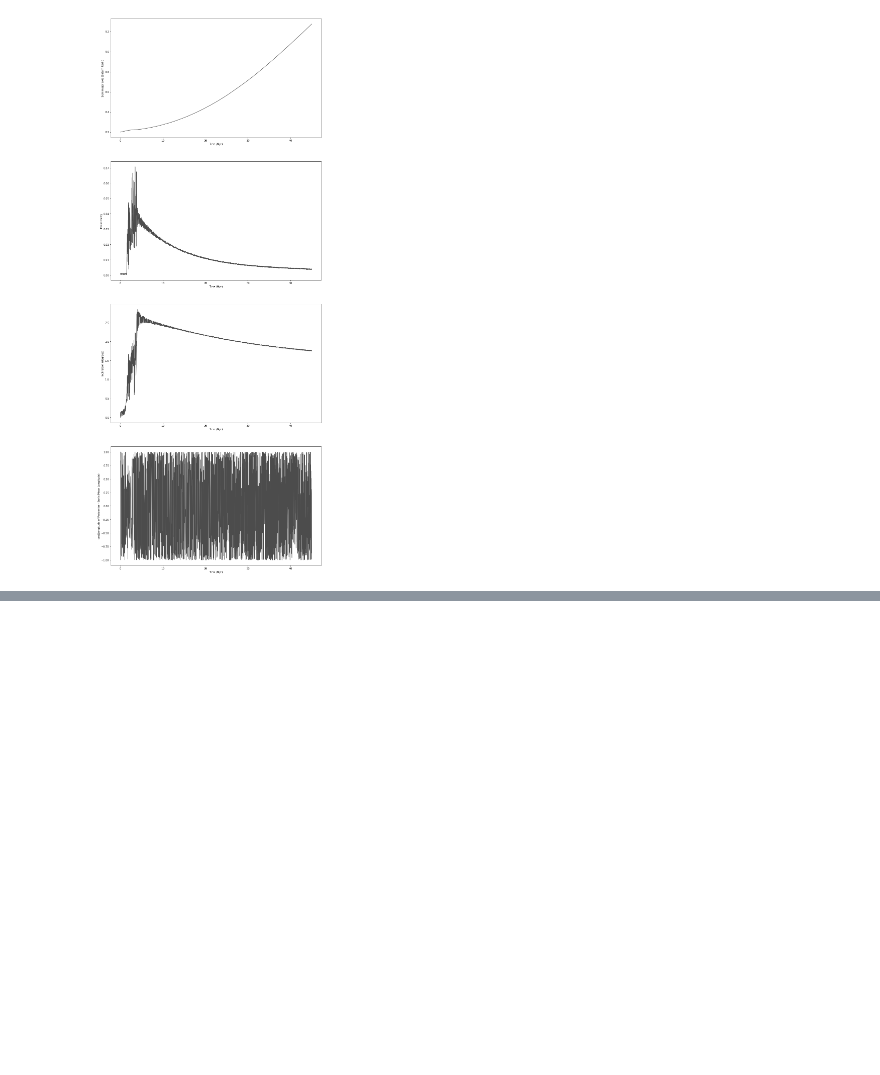
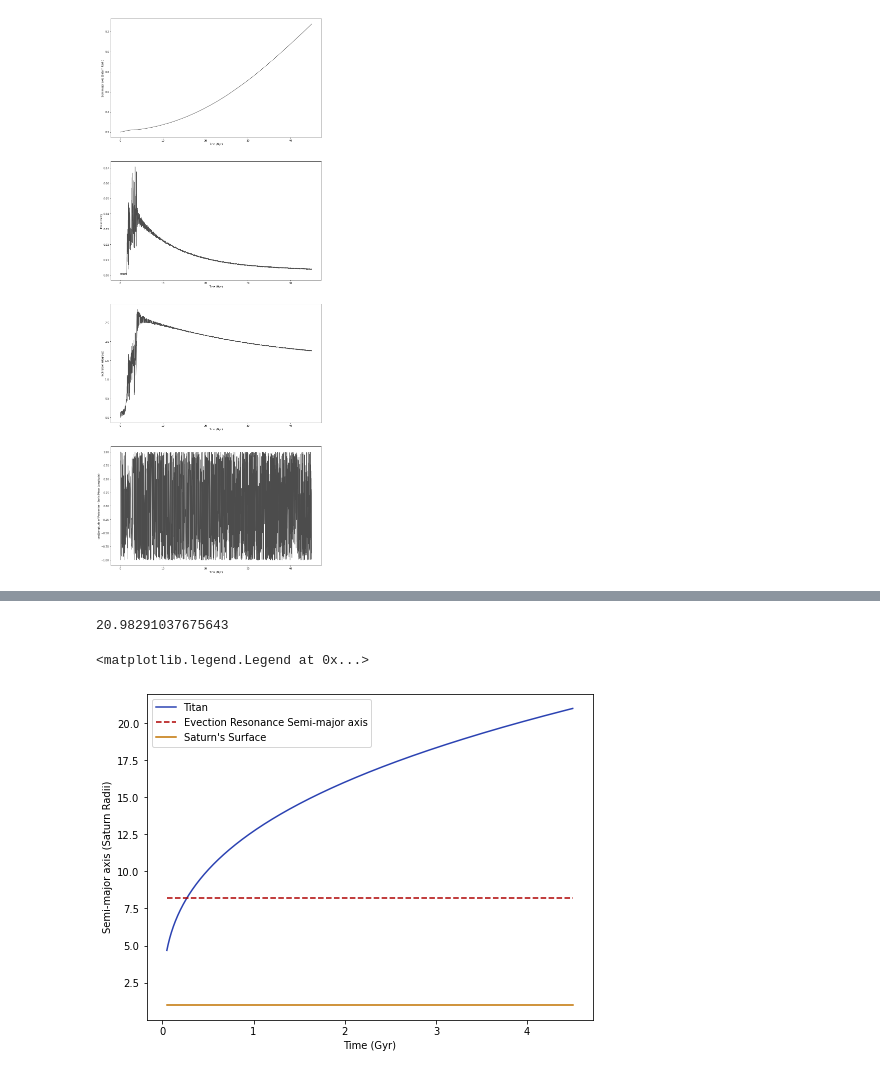
Before and after one commit to hdayuan/F21_JP_Titan-Sims, a Jupyter notebook: plot-titan.ipynb, the cells around one changed output, grey strips where cells are left out. Saved outputs shown, nothing was run; the diff lists cells and outputs as text; code cells hidden in the pictures; blank space fills up the shorter version.

```diff
--- a/plot-titan.ipynb
+++ b/plot-titan.ipynb
@@ -281,0 +351,39 @@ print(i_deg)
+# %%
+import matplotlib.pyplot as plt
+import numpy as np
+
+# Plot of Titan's migration according to Lainey et al. 2020
+AU_TO_M = 1.496e+11 # meters in one AU
+a0 = 0.008167696467 / (58232503./AU_TO_M)# current semi-major axis of Titan in Saturn radii
+print(a0)
+t0 = 4.503 # current age of Saturn (Gyr)
+B = 1./3.
+
+time_buff = 0.05
+
+numPts = 1000
+DT = (t0-time_buff)/numPts
+t_arr = [0]*numPts
+a_arr = [0]*numPts
+Rs_arr = [1]*numPts
+Rres_arr = [8.215]*numPts
+
+for i in range(numPts):
+    t = i*DT + time_buff
+    t_arr[i] = t
+    a_arr[i] = a0*(t/t0)**B
+
+fig4, axes4 = plt.subplots(1)
+
+fig4.set_size_inches(8, 6)
+
+axes4.plot(t_arr,a_arr,color='#2b42b2',label="Titan")
+axes4.plot(t_arr,Rres_arr,color='#ae0000',linestyle='dashed',label="Evection Resonance Semi-major axis")
+axes4.plot(t_arr,Rs_arr,color='#c17200',label="Saturn's Surface")
+axes4.set_xlabel('Time (Gyr)')
+axes4.set_ylabel('Semi-major axis (Saturn Radii)')
+axes4.legend(loc='best', ncol=1)
+# %% [output]
+20.98291037675643
+<matplotlib.legend.Legend at 0x...>
+[figure, added]
```
Also changed, not shown: parts of 7 cells of this notebook, 2 other files.
